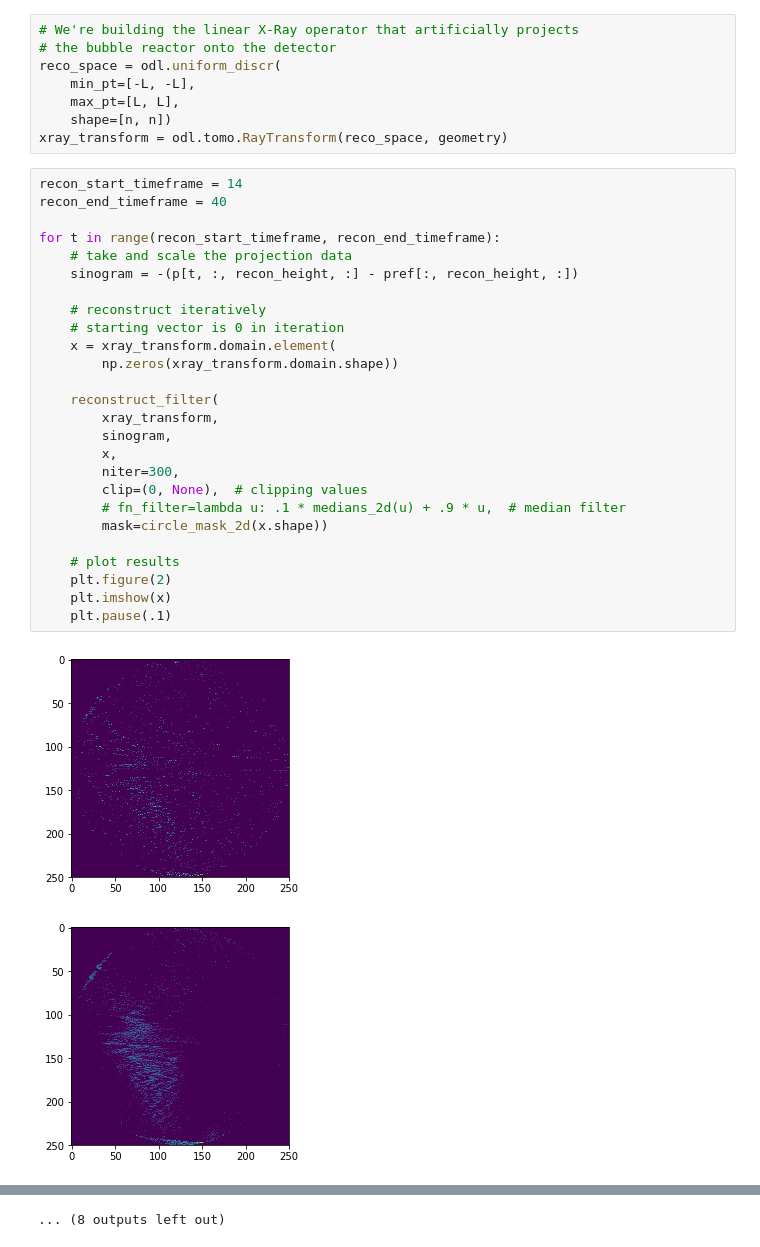
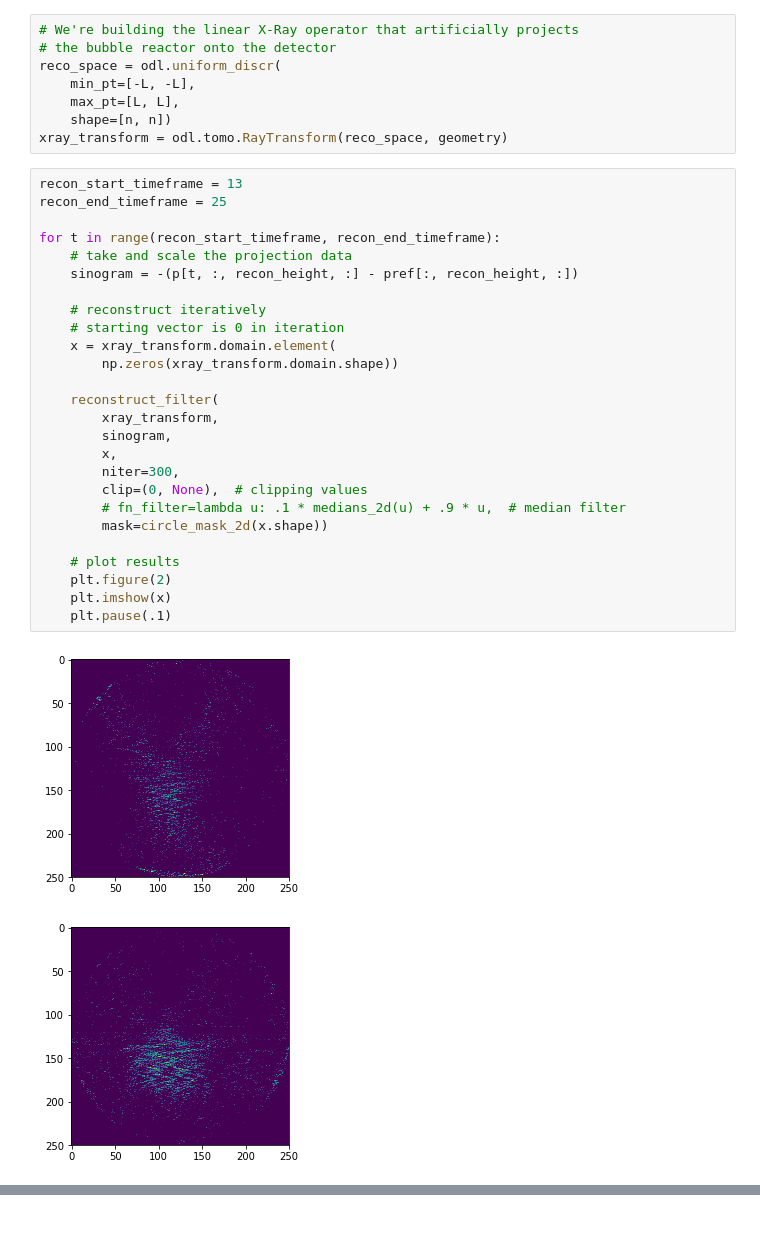
Before and after one commit to adriaangraas/fluidized-bed-ct, a Jupyter notebook: examples/fanbeam_approx.ipynb, the cells around one changed output, grey strips where cells are left out. Drawn from its saved outputs; the diff is of its cells as text.

Commit message:
Nicer timeframes

```diff
--- a/examples/fanbeam_approx.ipynb
+++ b/examples/fanbeam_approx.ipynb
@@ -35,31 +35,31 @@ reco_space = odl.uniform_discr(
     shape=[n, n])
 xray_transform = odl.tomo.RayTransform(reco_space, geometry)
 # %%
-recon_start_timeframe = 14
-recon_end_timeframe = 40
+recon_start_timeframe = 13
+recon_end_timeframe = 25
 
 for t in range(recon_start_timeframe, recon_end_timeframe):
     # take and scale the projection data
     sinogram = -(p[t, :, recon_height, :] - pref[:, recon_height, :])
 
     # reconstruct iteratively
     # starting vector is 0 in iteration
     x = xray_transform.domain.element(
         np.zeros(xray_transform.domain.shape))
 
     reconstruct_filter(
         xray_transform,
         sinogram,
         x,
         niter=300,
         clip=(0, None),  # clipping values
         # fn_filter=lambda u: .1 * medians_2d(u) + .9 * u,  # median filter
         mask=circle_mask_2d(x.shape))
 
     # plot results
     plt.figure(2)
     plt.imshow(x)
     plt.pause(.1)
 # %% [output]
-[figure, old version]
+[figure, new version]
-[figure, old version]
+[figure, new version]
@@ -76 +75,0 @@ for t in range(recon_start_timeframe, recon_end_timeframe):
-... (8 outputs left out)
```
Also changed, not shown: parts of 1 cell of this notebook.
